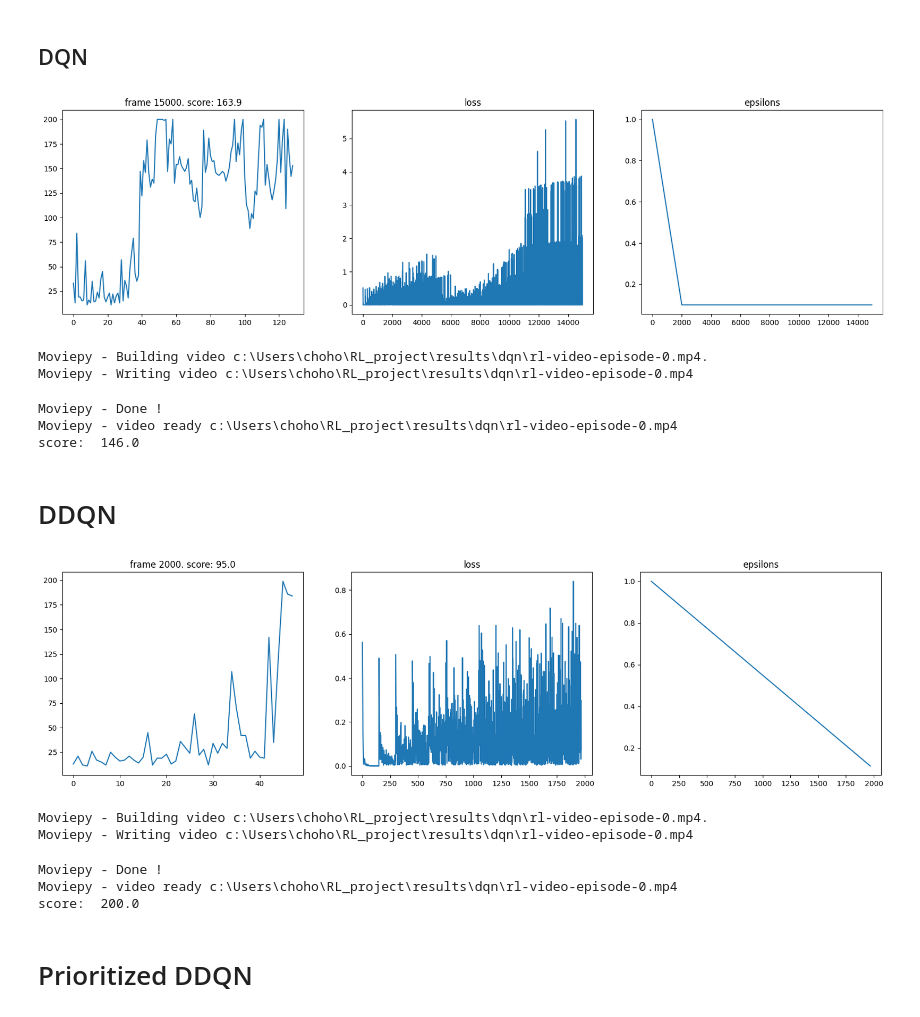
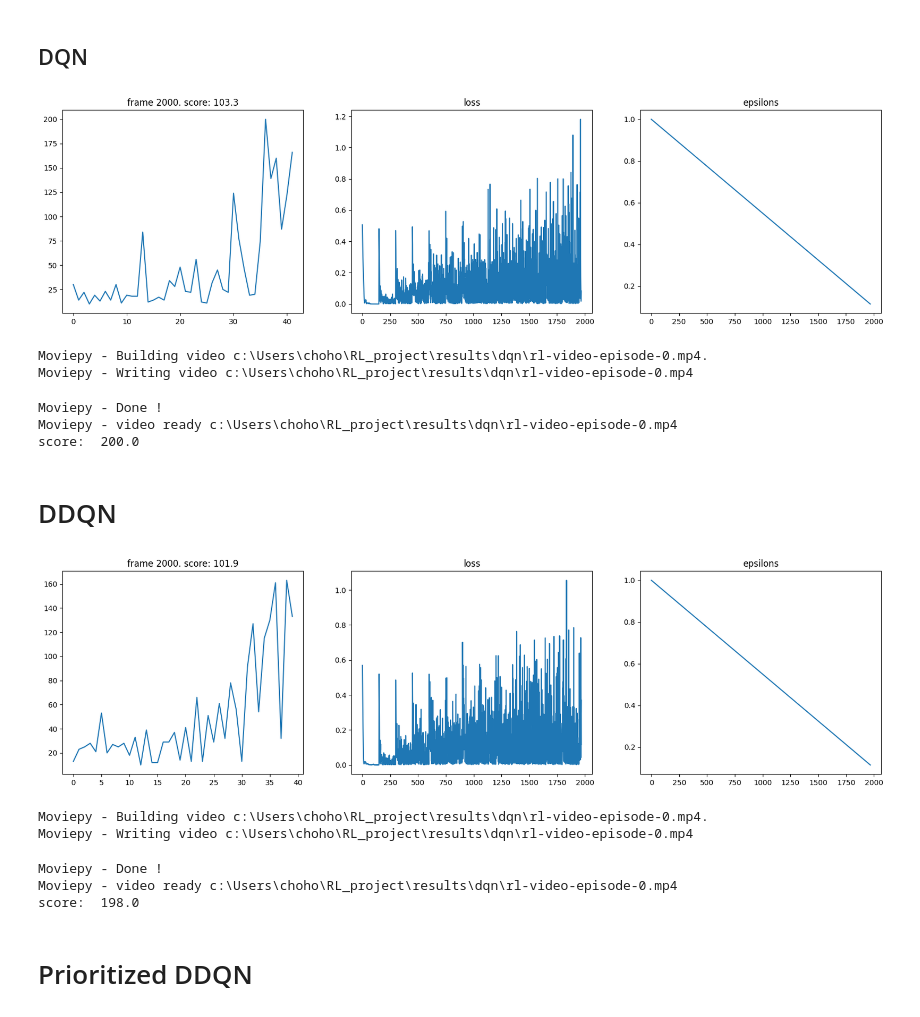
Before and after one commit to yann-Choho/RL_project, a Jupyter notebook: notebook.ipynb, the cells around one changed output. Cells and saved outputs as stored; diff of their text form; code cells hidden in the pictures.

```diff
--- a/notebook.ipynb
+++ b/notebook.ipynb
@@ -18,7 +18,7 @@ if torch.backends.cudnn.enabled:
 epsilon = 0.0005
 batch_size = 32
 update_frequency = 150
-nframes = 15000
+nframes = 2000
 memory = 1500
 
 
@@ -54,36 +54,38 @@ def train_and_test_agent(Agent,environment, memory, batch_size, update_frequency
         agent = Agent(environment, memory, batch_size, update_frequency, seed=seed)
 
     # Agent training
-    agent.train(num_frames)
+    scores, losses = agent.train(num_frames)
 
     # Test the agent and store an episode on video
     agent.test(video_folder=video_folder)
+    return scores, losses
 # %% [markdown]
 ## DQN
 # %%
 from utils.DQN import DQNAgent
+
 # DQN
-train_and_test_agent(DQNAgent, environment, memory, batch_size, update_frequency, nframes, "results/dqn", epsilon=epsilon)
+scores_dqn, losses_dqn = train_and_test_agent(DQNAgent, environment, memory, batch_size, update_frequency, nframes, "results/dqn", epsilon=epsilon)
 # %% [output]
-[figure, old version]
+[figure, new version]
 Moviepy - Building video c:\Users\choho\RL_project\results\dqn\rl-video-episode-0.mp4.
 Moviepy - Writing video c:\Users\choho\RL_project\results\dqn\rl-video-episode-0.mp4
 Moviepy - Done !
 Moviepy - video ready c:\Users\choho\RL_project\results\dqn\rl-video-episode-0.mp4
-score:  146.0
+score:  200.0
 # %% [markdown]
 # DDQN
 # %%
 from utils.DDQN import DDQNAgent
 
-train_and_test_agent(DDQNAgent,environment, memory, batch_size, update_frequency, nframes, "results/dqn", epsilon=epsilon)
+scores_ddqn , losses_ddqn =train_and_test_agent(DDQNAgent,environment, memory, batch_size, update_frequency, nframes, "results/dqn", epsilon=epsilon)
 # %% [output]
-[figure, old version]
+[figure, new version]
 Moviepy - Building video c:\Users\choho\RL_project\results\dqn\rl-video-episode-0.mp4.
 Moviepy - Writing video c:\Users\choho\RL_project\results\dqn\rl-video-episode-0.mp4
 Moviepy - Done !
 Moviepy - video ready c:\Users\choho\RL_project\results\dqn\rl-video-episode-0.mp4
-score:  200.0
+score:  198.0
 # %% [markdown]
 # Prioritized DDQN
 # %%
```
Also changed, not shown: parts of 10 cells of this notebook, 12 other files.
